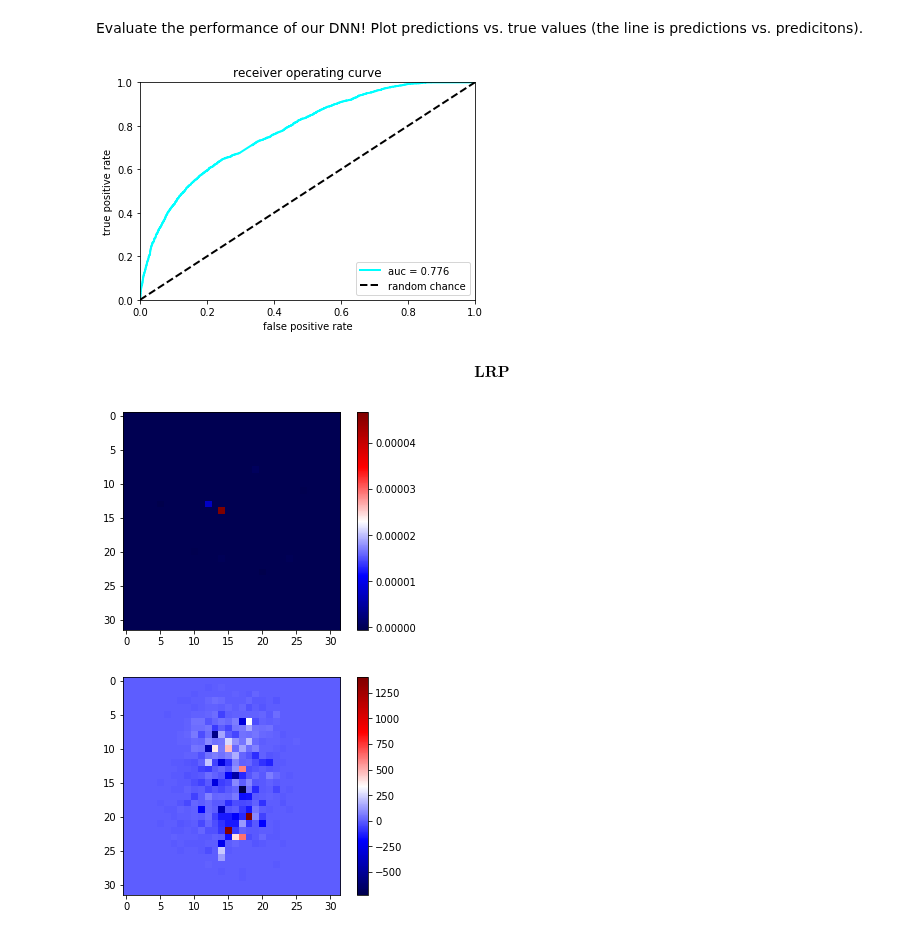
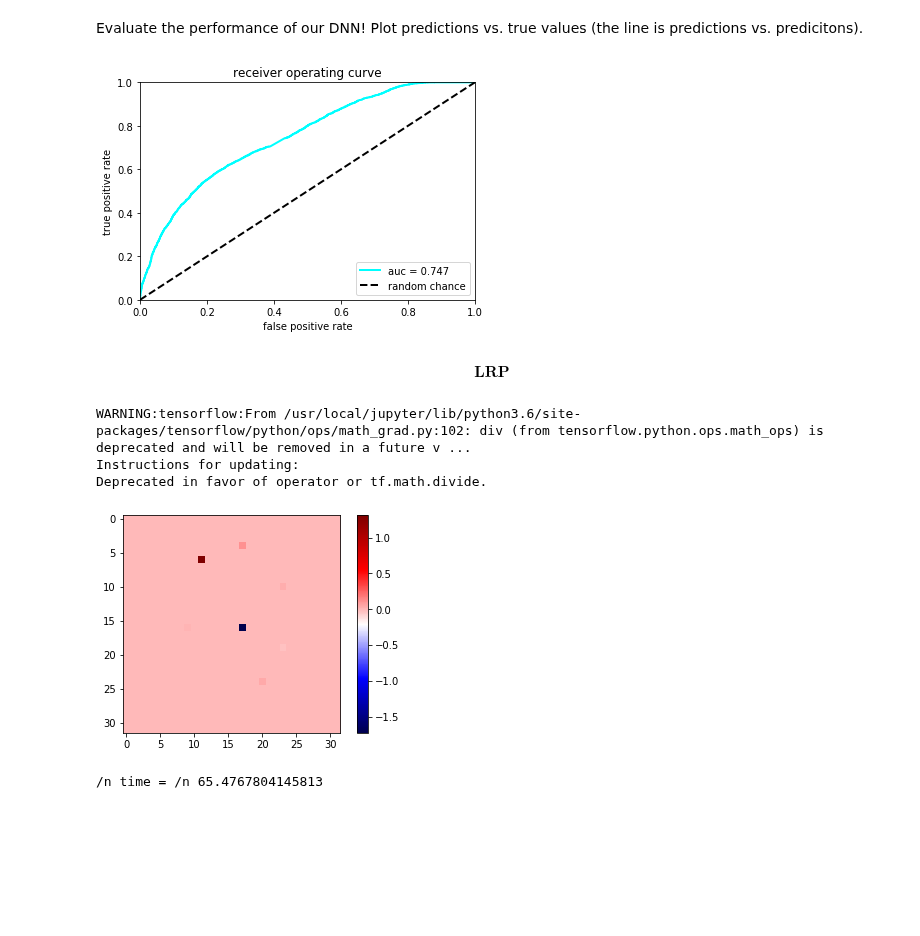
Before and after one commit to mdmorris/CNNsimple, a Jupyter notebook: CNN_sparse_classifier.ipynb, the cells around one changed output. Drawn from its saved outputs; the diff is of its cells as text; code cells hidden in the pictures; blank space fills up the shorter version.

```diff
--- a/CNN_sparse_classifier.ipynb
+++ b/CNN_sparse_classifier.ipynb
@@ -37,15 +37,15 @@ trainimages = traindata['circles']
 testimages = testdata['circles']
 trainlabels = traindata['labels']
 testlabels = testdata['labels']
-toshuffletrain = np.hstack((trainimages, trainlabels))
-np.random.shuffle(toshuffletrain)
+# toshuffletrain = np.hstack((trainimages, trainlabels))
+# np.random.shuffle(toshuffletrain)
 n_test = len(testlabels)
 n_train = len(trainlabels)
-trainimages = toshuffletrain[:,:-1].reshape(n_train, grid, grid, 1)
-trainlabels = toshuffletrain[:,-1:]
-toshuffletest = np.hstack((testimages, testlabels))
-testimages = toshuffletest[:,:-1].reshape(n_test, grid, grid, 1)
-testlabels = toshuffletest[:,-1:]
+trainimages = trainimages.reshape(n_train, grid, grid, 1)
+# trainlabels = toshuffletrain[:,-1:]
+# toshuffletest = np.hstack((testimages, testlabels))
+testimages = testimages.reshape(n_test, grid, grid, 1)
+# testlabels = toshuffletest[:,-1:]
 # %% [markdown]
 Print a plot of data to see what it looks like!
 # %% [markdown]
@@ -204,7 +204,7 @@ plot_history(history)
 Load best weights.
 # %%
 !ls training
-best_model = tf.keras.models.load_model('training/CNN_sparce_cat.h5')
+best_model = keras.models.load_model('training/CNN_sparce_cat.h5')
 best_model.summary()
 results = best_model.evaluate(testimages, testlabels)
 # %% [output]
@@ -229,9 +229,9 @@ _________________________________________________________________
 Evaluate the performance of our DNN! Plot predictions vs. true values (the line is predictions vs. predicitons).
 # %%
 # Plot ROC
-Y_predict = circleCNN.predict(testimages)
+predict = circleCNN.predict(testimages)
 from sklearn.metrics import roc_curve, auc
-fpr, tpr, thresholds = roc_curve(testlabels, Y_predict)
+fpr, tpr, thresholds = roc_curve(testlabels, predict)
 roc_auc = auc(fpr, tpr)
 plt.plot(fpr, tpr, lw=2, color='cyan', label='auc = %.3f' % (roc_auc))
 plt.plot([0, 1], [0, 1], linestyle='--', lw=2, color='k', label='random chance')
@@ -243,7 +243,7 @@ plt.title('receiver operating curve')
 plt.legend(loc="lower right")
 plt.show()
 # %% [output]
-[figure, old version]
+[figure, new version]
 # %% [markdown]
 $$ \textbf{LRP} $$
 # %%
@@ -251,34 +251,54 @@ import innvestigate
 import innvestigate.utils as iutils
 # %%
 # Creating an analyzer
-lrp_analyzer1 = innvestigate.create_analyzer("lrp.z", circleCNN)
+lrp_analyzer = innvestigate.create_analyzer("lrp.z", best_model)
+#discoverered that innvestigate fails to run on a loaded model --> trying to find fix
 
 # Applying the analyzer
 display = trainimages[1].reshape(1,grid,grid,1) #the reshape is this way is because the input is expected to be 4 dimensions
-analysis = lrp_analyzer1.analyze(display)
+analysis = lrp_analyzer.analyze(display)
 
 # Displaying one result
 plt.imshow(analysis.squeeze(), cmap='seismic', interpolation='nearest')
 plt.colorbar()
 plt.show()
 # %% [output]
+WARNING:tensorflow:From /usr/local/jupyter/lib/python3.6/site-packages/tensorflow/python/ops/math_grad.py:102: div (from tensorflow.python.ops.math_ops) is deprecated and will be removed in a future v ...
+Instructions for updating:
+Deprecated in favor of operator or tf.math.divide.
-[figure, old version]
+[figure, new version]
 # %%
 #fix - change to predicted labels
 #plot output signal and background
-sig_analysis = np.zeros_like(analysis)
-bkg_analysis = np.zeros_like(analysis)
+sig_analysis_true = np.zeros_like(analysis)
+bkg_analysis_true = np.zeros_like(analysis)
+sig_analysis_pred = np.zeros_like(analysis)
+bkg_analysis_pred = np.zeros_like(analysis)
+# sig_mask = trainlabels == 1
+# bkg_mask = trainlabels == 0
+# pred_sig_mask = predict >= 0.50
+# pred_bkg_mask = predict < 0.50
+
+toc = time.time()
+
 for i in range(len(trainimages)):
     display = trainimages[i].reshape(1,grid,grid,1)
-    analysis = lrp_analyzer1.analyze(display)
+    analysis = lrp_analyzer.analyze(display)
     if trainlabels[i] == 1:
-        sig_analysis += analysis
+        sig_analysis_true += analysis
     else:
-        bkg_analysis += analysis
+        bkg_analysis_true += analysis
 
-# Displaying the signal result
-plt.imshow(sig_analysis.squeeze(), cmap='seismic', interpolation='nearest')
-plt.colorbar()
-plt.show()
+for i in range(len(trainimages)):
+    display = trainimages[i].reshape(1,grid,grid,1)
+    analysis = lrp_analyzer.analyze(display)
+    if trainlabels[i] >= 0.50:
+        sig_analysis_pred += analysis
+    else:
+        bkg_analysis_pred += analysis
+
+tic = time.time()
+
+print('/n time = /n', tic-toc)
 # %% [output]
-[figure, removed]
+/n time = /n 65.4767804145813
```
Also changed, not shown: parts of 9 cells of this notebook.
